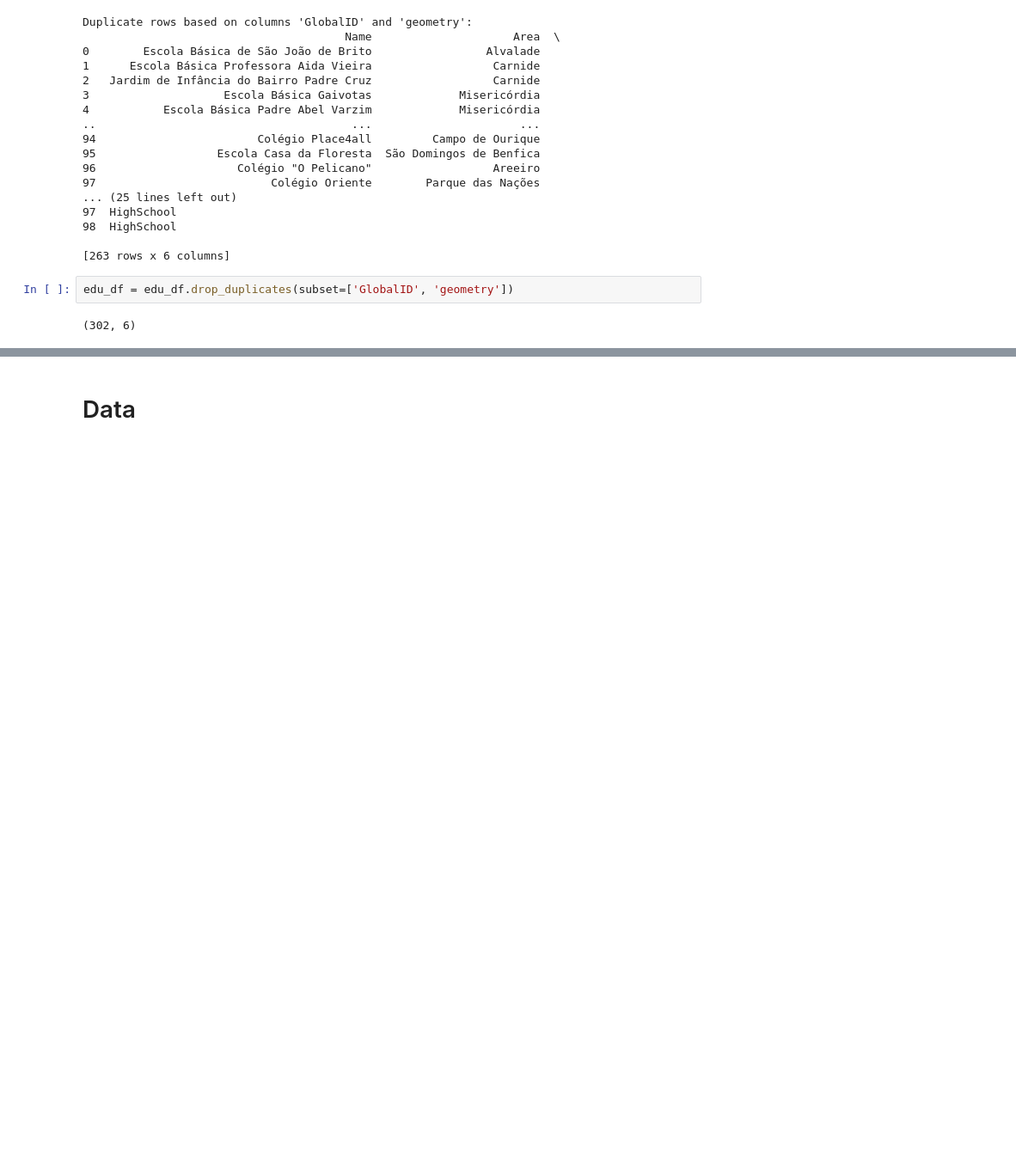
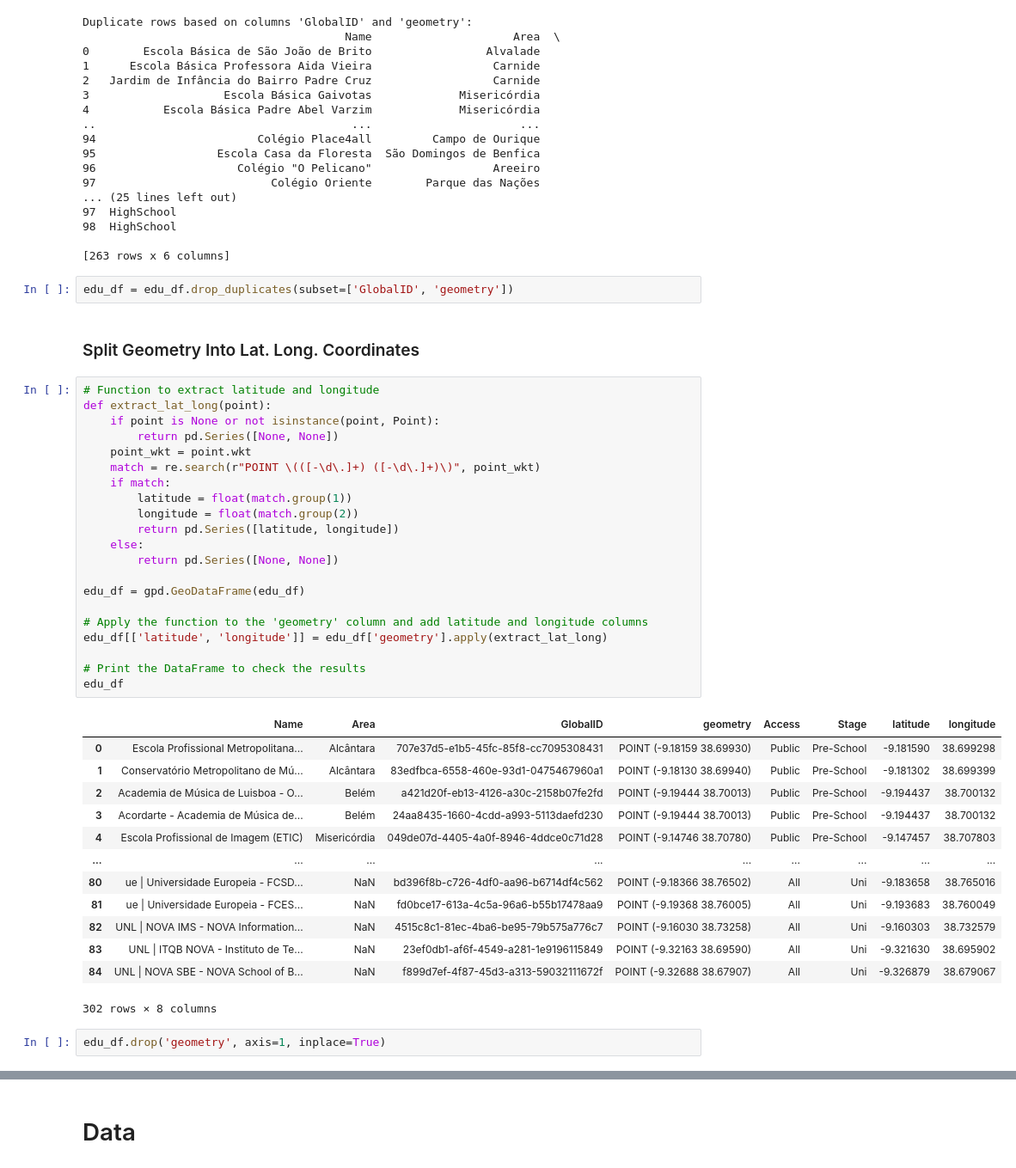
Before and after one commit to Diogomarquesbass/pds_p2, a Jupyter notebook: Web Scrapping (3).ipynb, the cells around one changed output, grey strips where cells are left out. Shown at 86% size. Saved outputs shown, nothing was run; the diff lists cells and outputs as text; blank space fills up the shorter version.

Commit message:
education datafram, parsed coordinates

```diff
--- a/Web Scrapping (3).ipynb
+++ b/Web Scrapping (3).ipynb
@@ -772,6 +774,42 @@ Duplicate rows based on columns 'GlobalID' and 'geometry':
 [263 rows x 6 columns]
 # %%
 edu_df = edu_df.drop_duplicates(subset=['GlobalID', 'geometry'])
+# %% [markdown]
+### Split Geometry Into Lat. Long. Coordinates
 # %%
+# Function to extract latitude and longitude
+def extract_lat_long(point):
+    if point is None or not isinstance(point, Point):
+        return pd.Series([None, None])
+    point_wkt = point.wkt
+    match = re.search(r"POINT \(([-\d\.]+) ([-\d\.]+)\)", point_wkt)
+    if match:
+        latitude = float(match.group(1))
+        longitude = float(match.group(2))
+        return pd.Series([latitude, longitude])
+    else:
+        return pd.Series([None, None])
+
+edu_df = gpd.GeoDataFrame(edu_df)
+
+# Apply the function to the 'geometry' column and add latitude and longitude columns
+edu_df[['latitude', 'longitude']] = edu_df['geometry'].apply(extract_lat_long)
+
+# Print the DataFrame to check the results
+edu_df
 # %% [output]
+|  | Name | Area | GlobalID | geometry | Access | Stage | latitude | longitude |
+| 0 | Escola Profissional Metropolitana... | Alcântara | 707e37d5-e1b5-45fc-85f8-cc7095308431 | POINT (-9.18159 38.69930) | Public | Pre-School | -9.181590 | 38.699298 |
+| 1 | Conservatório Metropolitano de Mú... | Alcântara | 83edfbca-6558-460e-93d1-0475467960a1 | POINT (-9.18130 38.69940) | Public | Pre-School | -9.181302 | 38.699399 |
+| 2 | Academia de Música de Luisboa - O... | Belém | a421d20f-eb13-4126-a30c-2158b07fe2fd | POINT (-9.19444 38.70013) | Public | Pre-School | -9.194437 | 38.700132 |
+| 3 | Acordarte - Academia de Música de... | Belém | 24aa8435-1660-4cdd-a993-5113daefd230 | POINT (-9.19444 38.70013) | Public | Pre-School | -9.194437 | 38.700132 |
+| 4 | Escola Profissional de Imagem (ETIC) | Misericórdia | 049de07d-4405-4a0f-8946-4ddce0c71d28 | POINT (-9.14746 38.70780) | Public | Pre-School | -9.147457 | 38.707803 |
+| ... | ... | ... | ... | ... | ... | ... | ... | ... |
+| 80 | ue | Universidade Europeia - FCSD... | NaN | bd396f8b-c726-4df0-aa96-b6714df4c562 | POINT (-9.18366 38.76502) | All | Uni | -9.183658 | 38.765016 |
+| 81 | ue | Universidade Europeia - FCES... | NaN | fd0bce17-613a-4c5a-96a6-b55b17478aa9 | POINT (-9.19368 38.76005) | All | Uni | -9.193683 | 38.760049 |
+| 82 | UNL | NOVA IMS - NOVA Information... | NaN | 4515c8c1-81ec-4ba6-be95-79b575a776c7 | POINT (-9.16030 38.73258) | All | Uni | -9.160303 | 38.732579 |
+| 83 | UNL | ITQB NOVA - Instituto de Te... | NaN | 23ef0db1-af6f-4549-a281-1e9196115849 | POINT (-9.32163 38.69590) | All | Uni | -9.321630 | 38.695902 |
+| 84 | UNL | NOVA SBE - NOVA School of B... | NaN | f899d7ef-4f87-45d3-a313-59032111672f | POINT (-9.32688 38.67907) | All | Uni | -9.326879 | 38.679067 |
-(302, 6)
+302 rows × 8 columns
+# %%
+edu_df.drop('geometry', axis=1, inplace=True)
```
Also changed, not shown: parts of 3 cells of this notebook.
